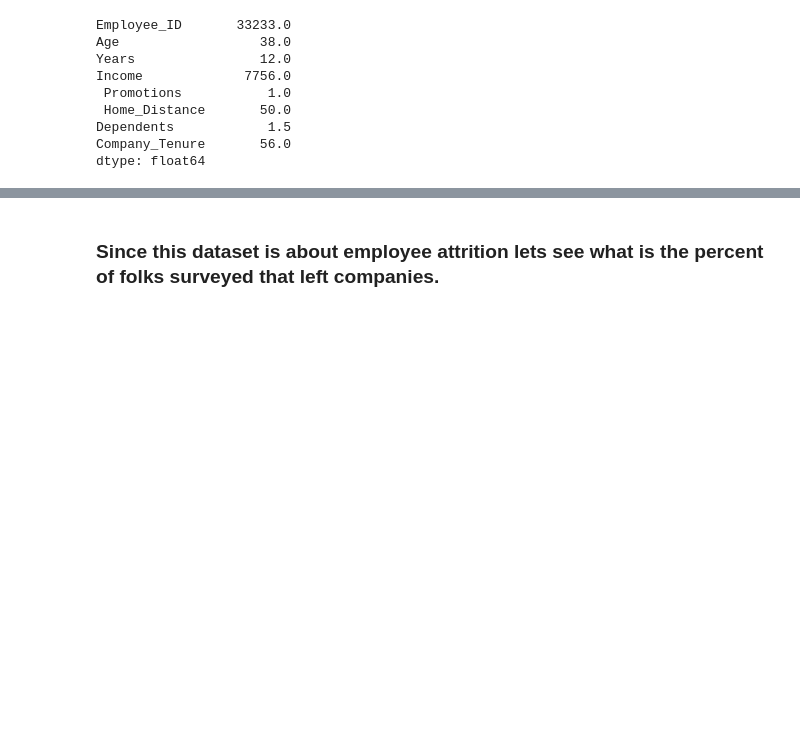
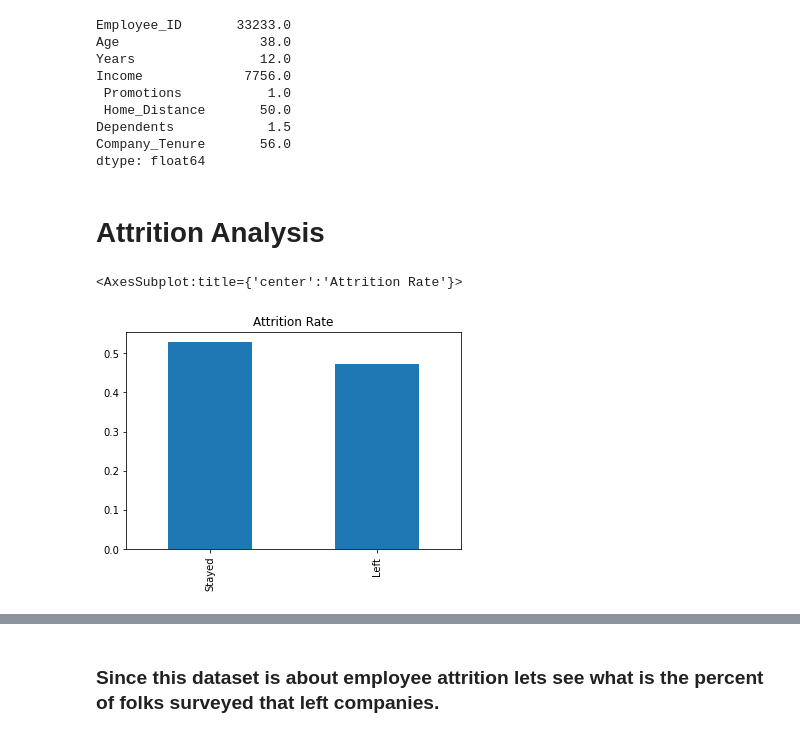
Before and after one commit to dikshya98/Python-01, a Jupyter notebook: Employee_Attrition_Analysis.ipynb, the cells around one changed output, grey strips where cells are left out. Saved outputs shown, nothing was run; the diff lists cells and outputs as text; code cells hidden in the pictures; blank space fills up the shorter version.

Commit message:
More Analysis

```diff
--- a/Employee_Attrition_Analysis.ipynb
+++ b/Employee_Attrition_Analysis.ipynb
@@ -148,3 +166,10 @@ Income             7756.0
 Dependents            1.5
 Company_Tenure       56.0
 dtype: float64
+# %% [markdown]
+# Attrition Analysis
+# %%
+data['Attrition'].value_counts(normalize=True).plot(kind='bar', title='Attrition Rate')
+# %% [output]
+<AxesSubplot:title={'center':'Attrition Rate'}>
+[figure, added]
```
Also changed, not shown: parts of 65 cells of this notebook.
